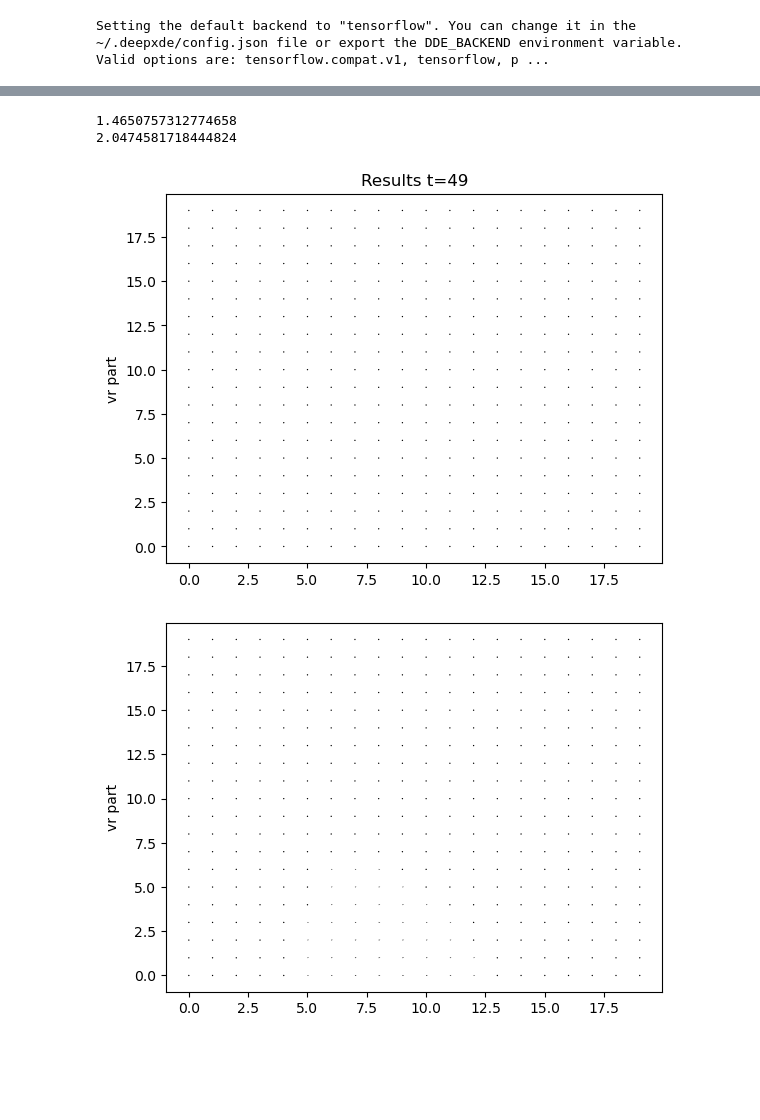
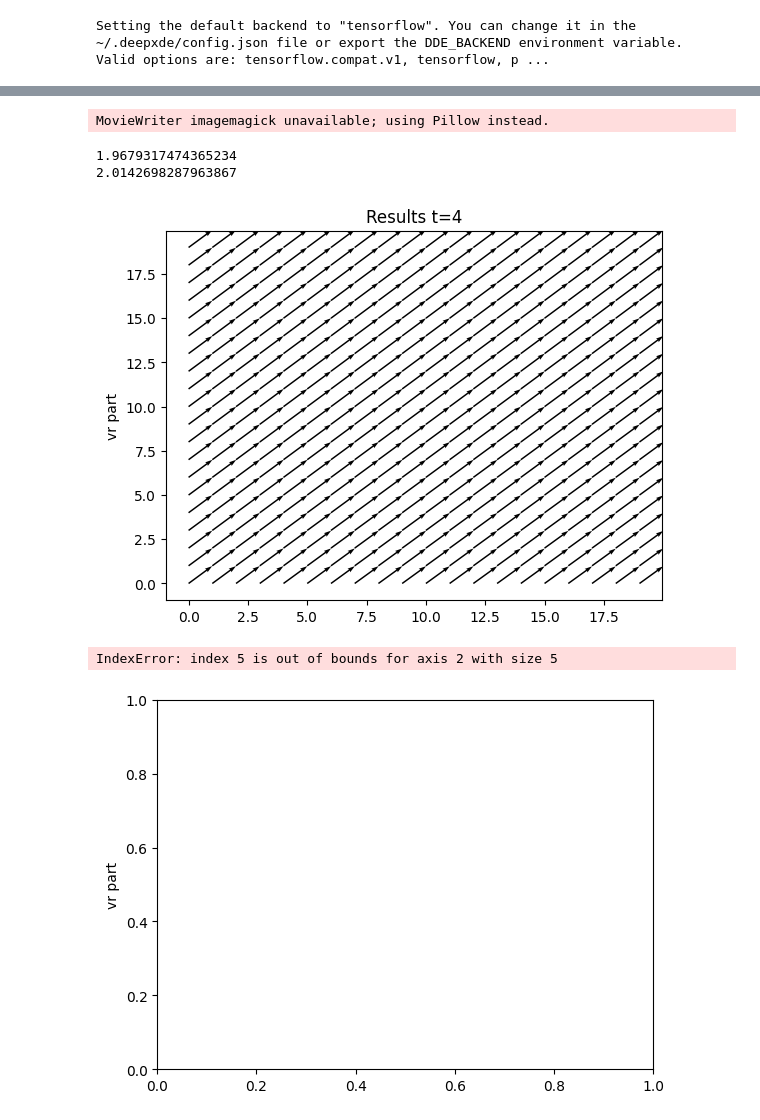
Before and after one commit to Ygrik2003/PINN_GL, a Jupyter notebook: pinn_model/hydro_nn.ipynb, the cells around one changed output, grey strips where cells are left out. Saved outputs shown, nothing was run; the diff lists cells and outputs as text; code cells hidden in the pictures; blank space fills up the shorter version.

```diff
--- a/pinn_model/hydro_nn.ipynb
+++ b/pinn_model/hydro_nn.ipynb
@@ -13,7 +13,7 @@ import tensorflow as tf
 # %% [output]
 Setting the default backend to "tensorflow". You can change it in the ~/.deepxde/config.json file or export the DDE_BACKEND environment variable. Valid options are: tensorflow.compat.v1, tensorflow, p ...
 # %%
-t_max = 1
+t_max = 0.5
 
 rpho = 1
 mu = 1
@@ -23,7 +23,7 @@ x_min, x_max = 0, 2
 y_min, y_max = 0, 2
 
 step = 0.1
-step_t = 0.05
+step_t = 0.1
 
 t_points = int(t_max / step_t)
 x_points = int((x_max - x_min) / step)
@@ -78,8 +78,7 @@ def pde(x, y):
 # Boundary and Initial conditions
 
 # Periodic Boundary conditions
-bc_u_0 = dde.icbc.DirichletBC(domain, lambda x: 0, lambda _, on_boundary: on_boundary)
-bc_v_0 = dde.icbc.DirichletBC(domain, lambda x: 0, lambda _, on_boundary: on_boundary)
+bc_u_0 = dde.icbc.DirichletBC(domain, lambda x: -A, lambda _, on_boundary: on_boundary)
 # bc_p_0 = dde.icbc.DirichletBC(domain, 0, lambda _, on_boundary: on_boundary)
 
 # Initial conditions
@@ -87,13 +86,13 @@ def init_cond_u(x):
     return np.array([A] * len(x))
 
 def init_cond_v(x):
-    return np.zeros(len(x))
+    return np.array([A] * len(x))
 
 
 ic_u = dde.icbc.IC(domain, init_cond_u, lambda _, on_initial: on_initial, component=0)
 ic_v = dde.icbc.IC(domain, init_cond_v, lambda _, on_initial: on_initial, component=1)
 # %%
-data = dde.data.TimePDE(domain, pde, [bc_u_0, bc_v_0, ic_u, ic_v],
+data = dde.data.TimePDE(domain, pde, [bc_u_0, ic_u, ic_v],
                          num_domain=x_points * y_points,
                          num_boundary=2*(x_points+y_points),
                          num_initial=x_points*y_points,
@@ -107,6 +106,6 @@ model = dde.Model(data, net)
 # To employ a GPU accelerated system is highly encouraged.
 
 model.compile("adam", lr=1e-3, loss="MSE")
-model.train(iterations=1000, display_every=1)
+model.train(iterations=1000, display_every=10)
 # %% [output]
 Compiling model...
@@ -250,30 +251,31 @@ p_predict = griddata(xyt_domain, prediction[:, 2], (x, y, t), method="linear")
 # %%
 print(np.min(u_predict[:,:,0].T))
 print(np.max(u_predict[:,:,0].T))
 
 fig, ax = plt.subplots(1)
 
 ax.set_ylabel("vr part")
 vuv_quiver = ax.quiver(
     np.arange(u_predict.shape[0]),
     np.arange(u_predict.shape[1]),
     u_predict[:,:,0].T,
     v_predict[:,:,0].T,
     angles='xy', scale_units='xy', scale=2
 )
 
 def animate(t_curr):
     ax.set_title(f"Results t={t_curr}")
     vuv_quiver.set_UVC(u_predict[:,:,t_curr].T, v_predict[:,:,t_curr].T)
     return vuv_quiver,
 
 ani_xy = FuncAnimation(fig, animate, frames=len(v_predict[0,0,:]), blit=True)
 
-ani_xy.save("animation_xy.gif", writer="imagemagick", fps=10)
+ani_xy.save("animation_xy.gif", writer="imagemagick", fps=1)
 # %% [output]
-1.4650757312774658
-2.0474581718444824
+MovieWriter imagemagick unavailable; using Pillow instead.
+1.9679317474365234
+2.0142698287963867
-[figure, old version]
+[figure, new version]
 # %%
 fig, ax = plt.subplots(1)
 frame = 5
@@ -286,4 +288,5 @@ vuv_quiver = ax.quiver(
     angles='xy', scale_units='xy', scale=2
 )
 # %% [output]
+IndexError: index 5 is out of bounds for axis 2 with size 5
-[figure, old version]
+[figure, new version]
```
Also changed, not shown: parts of 1 cell of this notebook, 1 other file.
